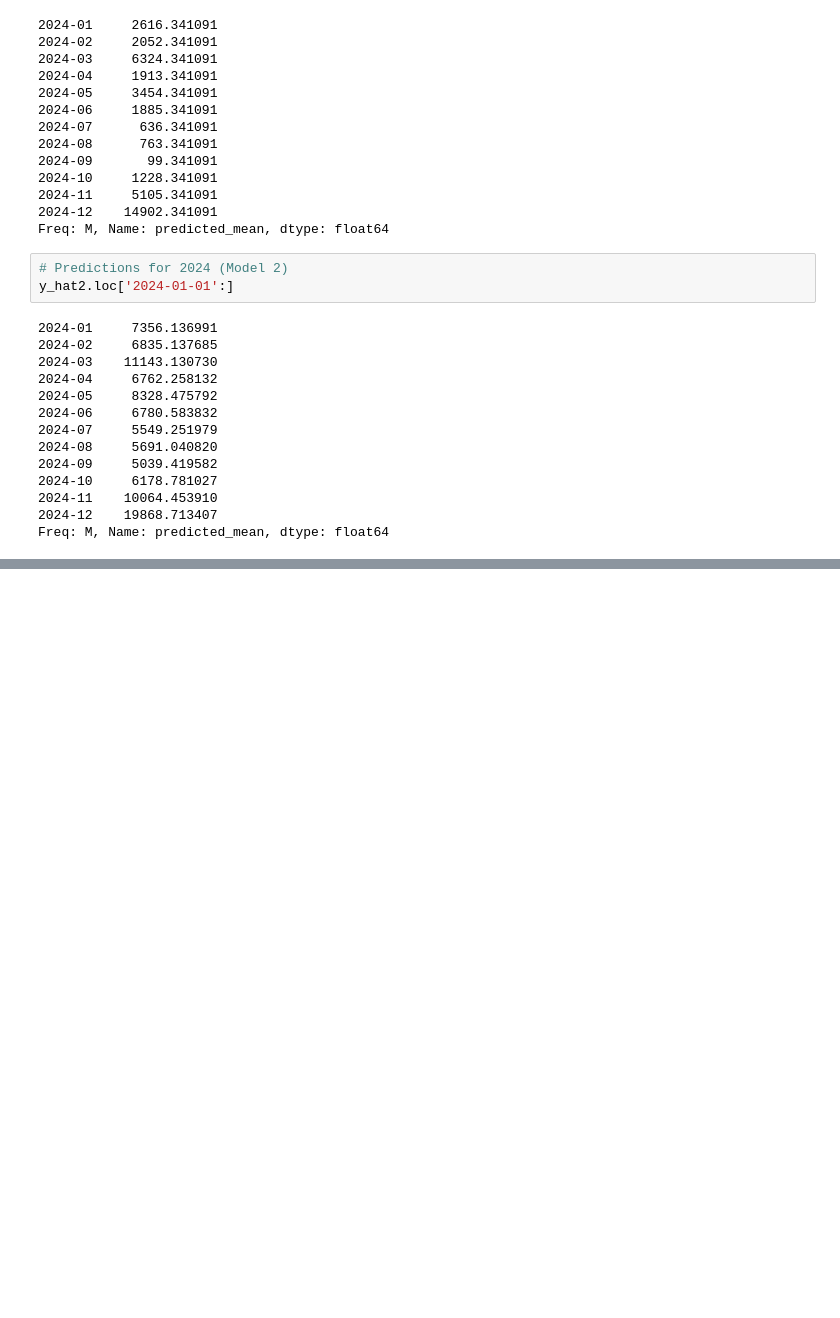
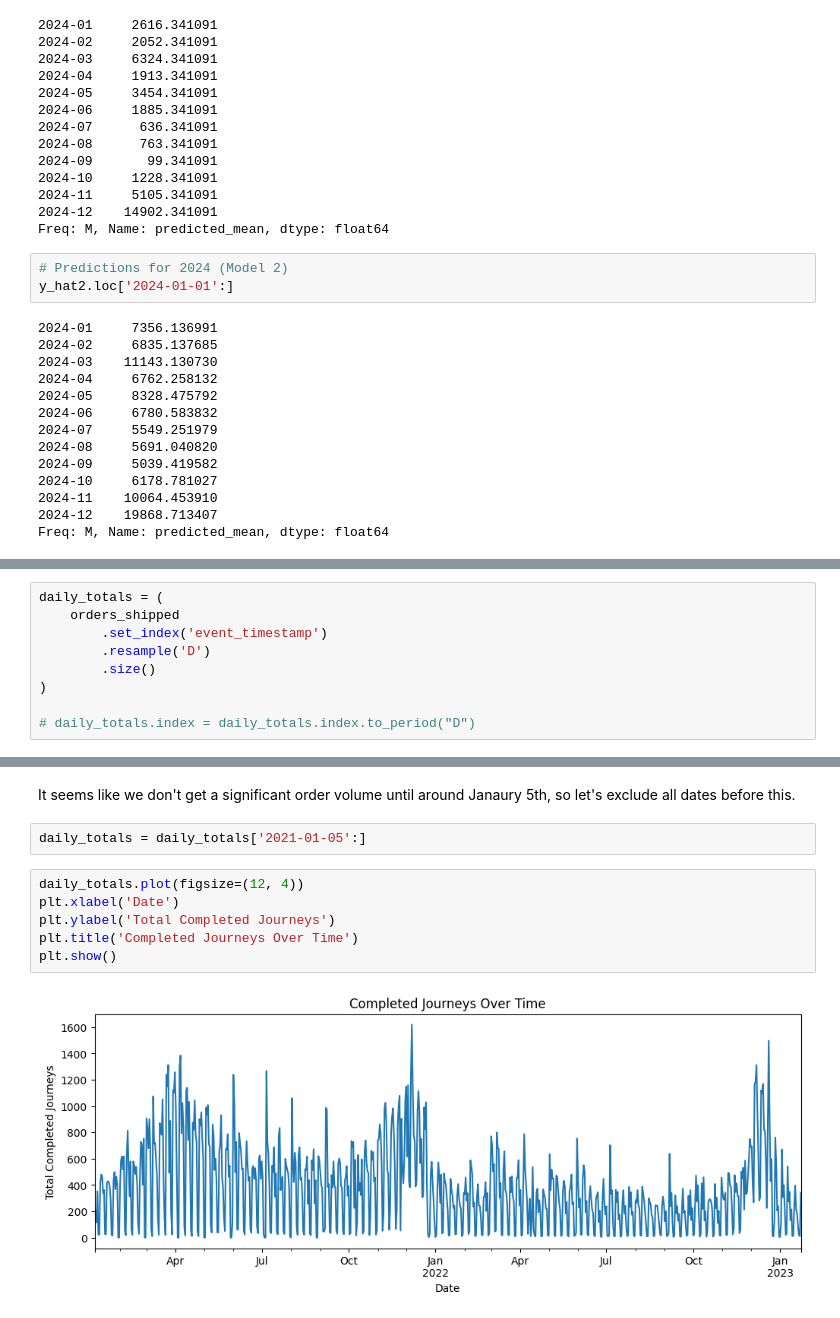
Before and after one commit to yubenjamin2022/UCLAStatsM148, a Jupyter notebook: arma_model.ipynb, the cells around one changed output, grey strips where cells are left out. Cells and saved outputs as stored; diff of their text form; blank space fills up the shorter version.

```diff
--- a/arma_model.ipynb
+++ b/arma_model.ipynb
@@ -1043,0 +926,9 @@ We can resolve this by taking differences of our data until it becomes stationar
+# %%
+daily_totals = (
+    orders_shipped
+        .set_index('event_timestamp')
+        .resample('D')
+        .size()
+)
+
+# daily_totals.index = daily_totals.index.to_period("D")
@@ -1043,0 +945,12 @@ We can resolve this by taking differences of our data until it becomes stationar
+# %% [markdown]
+It seems like we don't get a significant order volume until around Janaury 5th, so let's exclude all dates before this.
+# %%
+daily_totals = daily_totals['2021-01-05':]
+# %%
+daily_totals.plot(figsize=(12, 4))
+plt.xlabel('Date')
+plt.ylabel('Total Completed Journeys')
+plt.title('Completed Journeys Over Time')
+plt.show()
+# %% [output]
+[figure, added]
```
Also changed, not shown: parts of 62 cells of this notebook.
